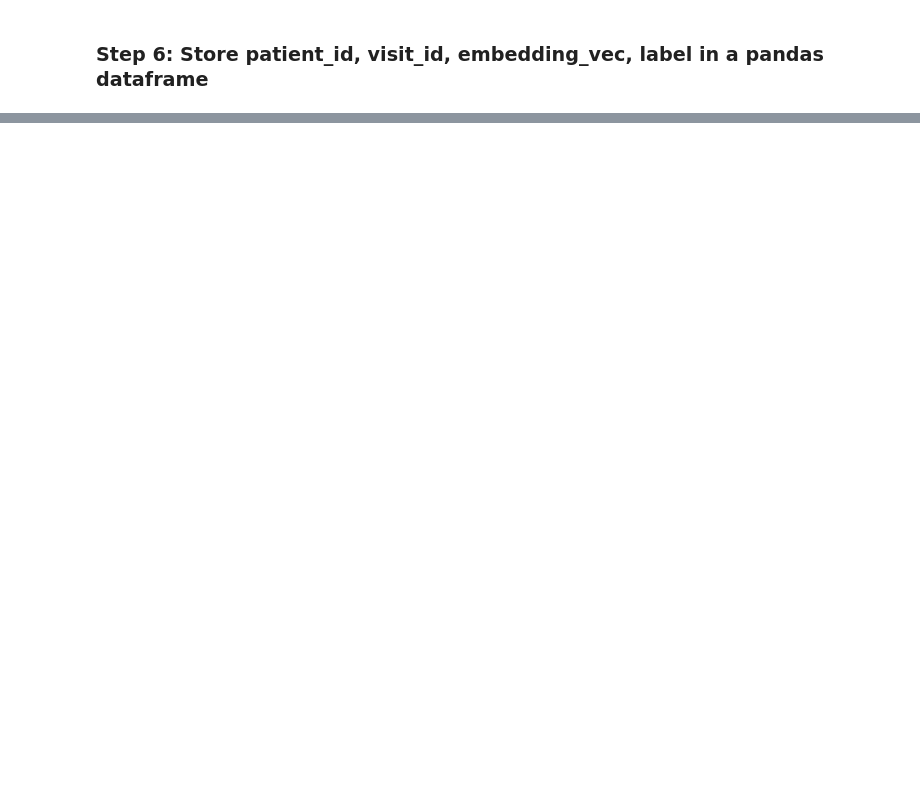
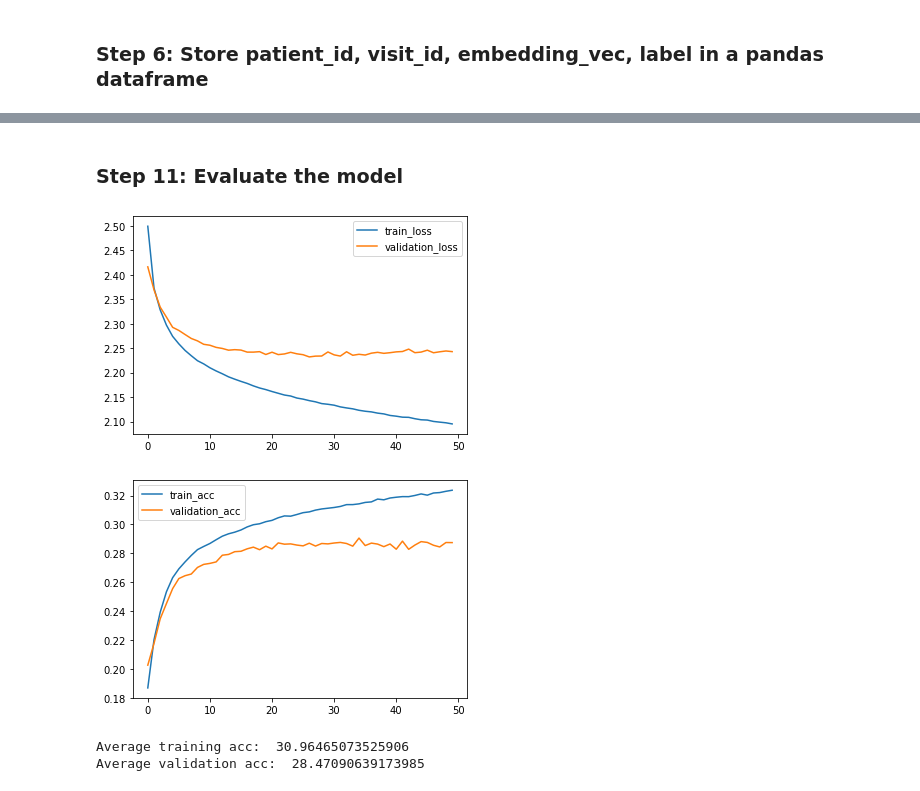
Before and after one commit to sakshamg94/Biomed-Data-Science-NLP-Project, a Jupyter notebook: embeddingsv2.ipynb, the cells around one changed output, grey strips where cells are left out. Saved outputs shown, nothing was run; the diff lists cells and outputs as text; code cells hidden in the pictures; blank space fills up the shorter version.

Commit message:
first model run

```diff
--- a/embeddingsv2.ipynb
+++ b/embeddingsv2.ipynb
@@ -408,9 +433,8 @@ data = np.hstack((data_X, data_Y))
 # %%
-np.random.shuffle(data) # in place shuffling by row
 size = data_X.shape[0]
 train_size = int(0.8*size)
 val_delta = int(0.1*size)
 
-train_X, train_y = data[:train_size,:-1], data[:train_size,-1]
-val_X, val_y = data[train_size:train_size+val_delta,:-1], data[train_size:train_size+val_delta,-1]
-test_X, test_y = data[train_size+val_delta:,:-1], data[train_size+val_delta:,-1]
+train_X, train_y = data_X[:train_size,:,:], data_Y[:train_size]
+val_X, val_y = data_X[train_size:train_size+val_delta,:,:], data_Y[train_size:train_size+val_delta]
+test_X, test_y = data_X[train_size+val_delta:,:,:], data_Y[train_size+val_delta:]
@@ -422,0 +447,21 @@ NameError: name 'tf' is not defined
+# %%
+BATCH_SIZE = 256*2
+EPOCHS = 50
+NUM_LSTM_UNITS = 20
+# %%
+# BUILD THE MODEL BY ADDING LAYERS
+model = tf.keras.models.Sequential()
+
+# add a bidirectional LSTM layer to not only take the past context of a vector into account but also the future context
+# can play with the activation type here: tanh(default) or relu being popular options
+# num_hidden_units
+model.add(tf.keras.layers.Bidirectional(tf.keras.layers.LSTM(units = NUM_LSTM_UNITS, input_shape= (train_X.shape[1], train_X.shape[2]))))
+
+# we can add another Bidirectional LSTM layer if need be -- but we will need to evaluate that later -- no need rn
+# model.add(Bidirectional(LSTM(num_hidden_units, input_shape= (train_X.shape[1], train_X.shape[2]))))
+
+# add dense units
+model.add(tf.keras.layers.Dense(units = NUM_CLASSES, activation='softmax'))
+
+# COMILE THE MODEL
+model.compile(loss='categorical_crossentropy', optimizer=tf.keras.optimizers.Adam(),metrics=['accuracy'])
@@ -422,0 +470,3 @@ NameError: name 'tf' is not defined
+# %%
+# TRAIN THE NETWORK
+hist = model.fit(train_X, train_y, epochs= EPOCHS, batch_size = BATCH_SIZE, validation_data = (val_X, val_y))
@@ -422,0 +491,25 @@ NameError: name 'tf' is not defined
+# %% [markdown]
+### Step 11: Evaluate the model
+# %%
+# PLOT HISTORY
+plt.plot(hist.history['loss'], label = 'train_loss')
+plt.plot(hist.history['val_loss'], label = 'validation_loss')
+plt.legend()
+plt.show()
+
+plt.plot(hist.history['accuracy'], label = 'train_acc')
+plt.plot(hist.history['val_accuracy'], label = 'validation_acc')
+plt.legend()
+plt.show()
+# %% [output]
+[figure, added]
+[figure, added]
+# %%
+# PRINT THE STATS
+avg_train_acc = np.average(hist.history['accuracy'][10:])*100
+avg_valid_acc = np.average(hist.history['val_accuracy'][10:])*100
+print("Average training acc: ", avg_train_acc)
+print("Average validation acc: ", avg_valid_acc)
+# %% [output]
+Average training acc:  30.96465073525906
+Average validation acc:  28.47090639173985
```
Also changed, not shown: parts of 44 cells of this notebook.
